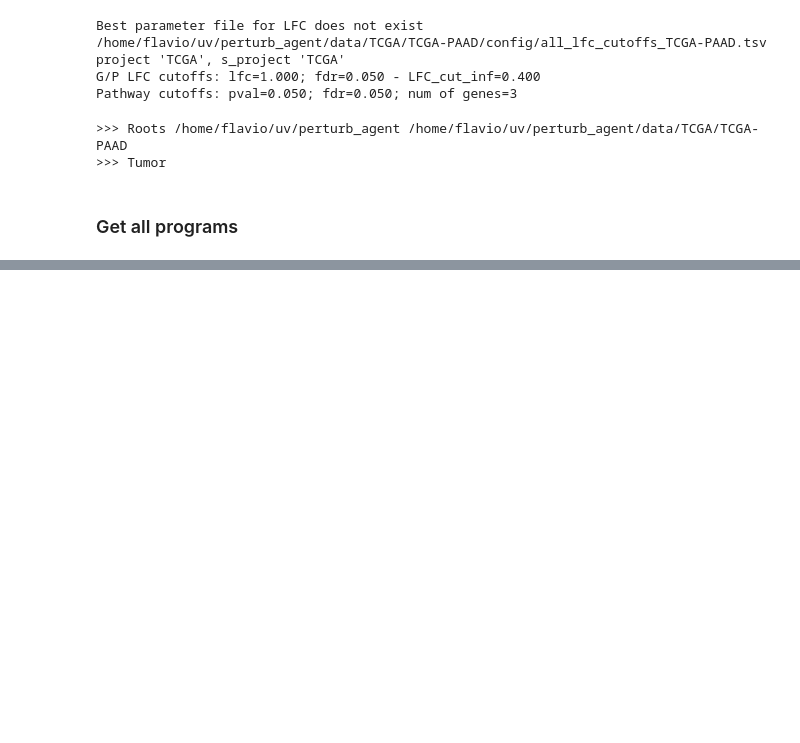
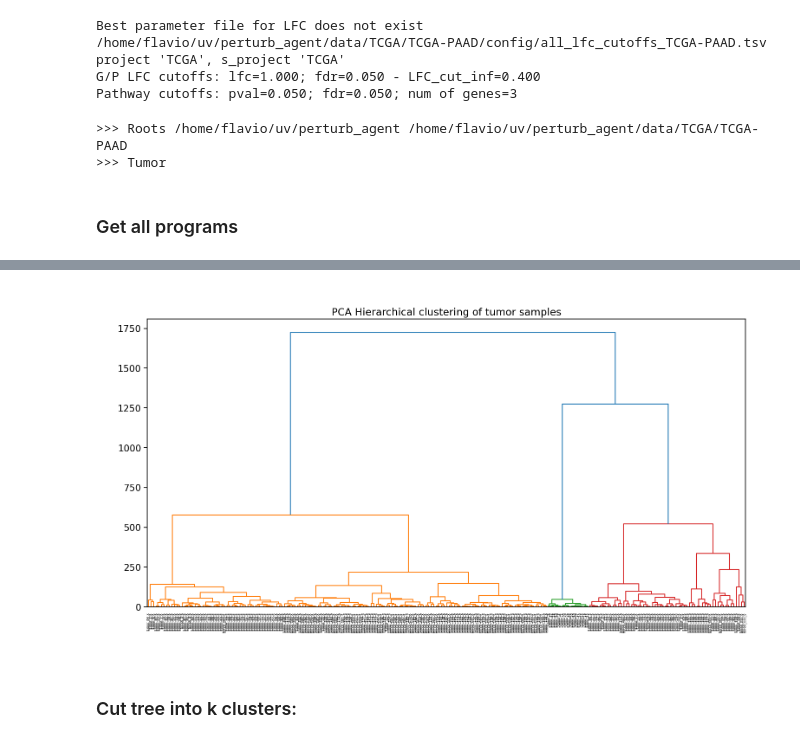
Before and after one commit to flalix/perturb_agent, a Jupyter notebook: notebooks/mtp_TCGA_53_PSI_all_PAADs_Expression.ipynb, the cells around one changed output, grey strips where cells are left out. Drawn from its saved outputs; the diff is of its cells as text; code cells hidden in the pictures; blank space fills up the shorter version.

```diff
--- a/notebooks/mtp_TCGA_53_PSI_all_PAADs_Expression.ipynb
+++ b/notebooks/mtp_TCGA_53_PSI_all_PAADs_Expression.ipynb
@@ -252,0 +455,6 @@ for key, df in dic_tumor.items():
+# %%
+gdc.plot_HCA_PCA(df_pca, figsize=(15,8))
+# %% [output]
+[figure, added]
+# %% [markdown]
+### Cut tree into k clusters:
```
Also changed, not shown: parts of 39 cells of this notebook, 2 other files.
